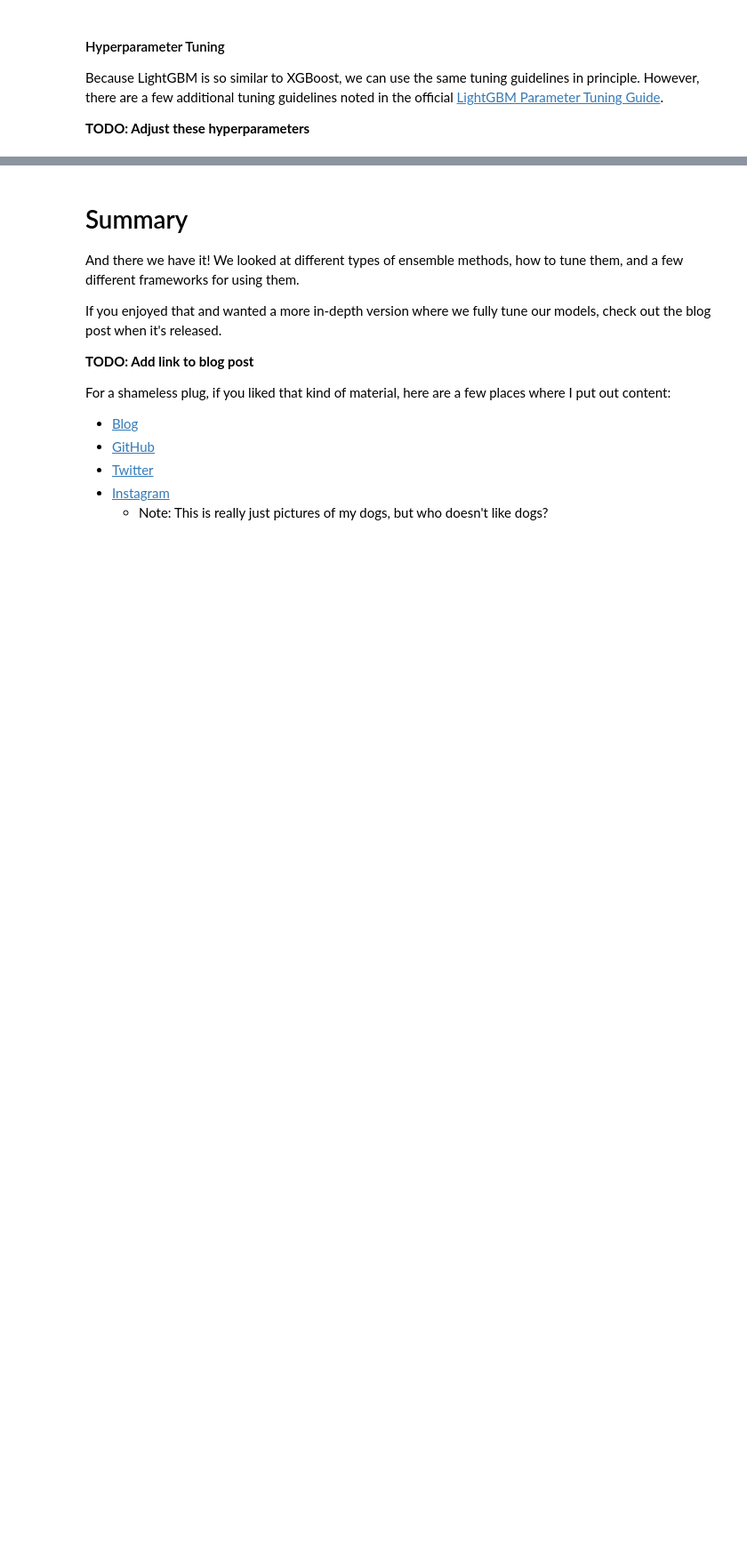
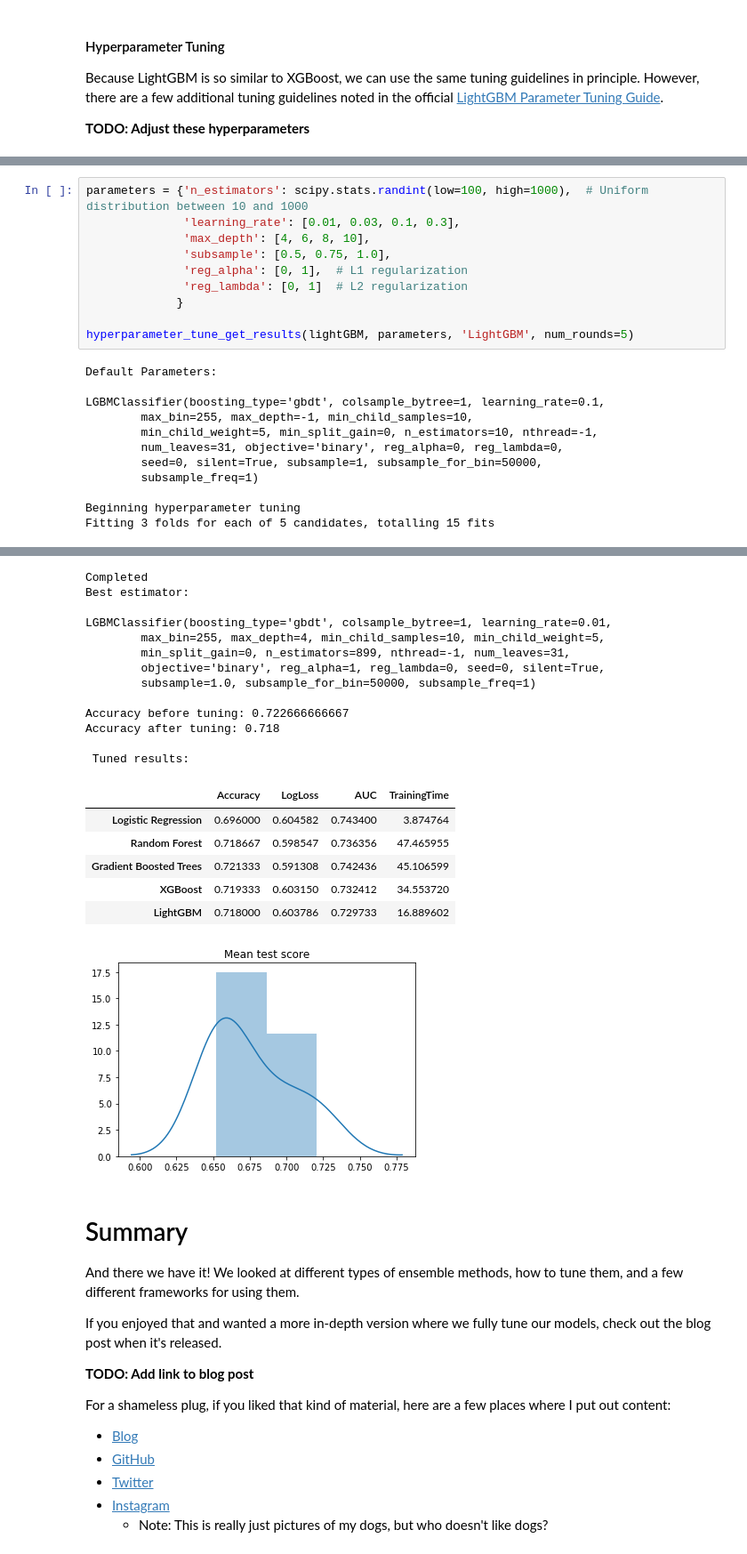
Before and after one commit to JeffMacaluso/Talks, a Jupyter notebook: EnsembleMethods/EnsembleMethods.ipynb, the cells around one changed output, grey strips where cells are left out. Shown at 89% size. Cells and saved outputs as stored; diff of their text form; blank space fills up the shorter version.

```diff
--- a/EnsembleMethods/EnsembleMethods.ipynb
+++ b/EnsembleMethods/EnsembleMethods.ipynb
@@ -958,0 +878,22 @@ Accuracy after tuning: 0.704666666667
+# %%
+parameters = {'n_estimators': scipy.stats.randint(low=100, high=1000),  # Uniform distribution between 10 and 1000
+              'learning_rate': [0.01, 0.03, 0.1, 0.3],
+              'max_depth': [4, 6, 8, 10],
+              'subsample': [0.5, 0.75, 1.0],
+              'reg_alpha': [0, 1],  # L1 regularization
+              'reg_lambda': [0, 1]  # L2 regularization
+             }
+
+hyperparameter_tune_get_results(lightGBM, parameters, 'LightGBM', num_rounds=5)
+# %% [output]
+Default Parameters:
+
+LGBMClassifier(boosting_type='gbdt', colsample_bytree=1, learning_rate=0.1,
+        max_bin=255, max_depth=-1, min_child_samples=10,
+        min_child_weight=5, min_split_gain=0, n_estimators=10, nthread=-1,
+        num_leaves=31, objective='binary', reg_alpha=0, reg_lambda=0,
+        seed=0, silent=True, subsample=1, subsample_for_bin=50000,
+        subsample_freq=1)
+
+Beginning hyperparameter tuning
+Fitting 3 folds for each of 5 candidates, totalling 15 fits
@@ -959,3 +915,23 @@ Accuracy after tuning: 0.704666666667
+Completed
+Best estimator:
+
+LGBMClassifier(boosting_type='gbdt', colsample_bytree=1, learning_rate=0.01,
+        max_bin=255, max_depth=4, min_child_samples=10, min_child_weight=5,
+        min_split_gain=0, n_estimators=899, nthread=-1, num_leaves=31,
+        objective='binary', reg_alpha=1, reg_lambda=0, seed=0, silent=True,
+        subsample=1.0, subsample_for_bin=50000, subsample_freq=1)
+
+Accuracy before tuning: 0.722666666667
+Accuracy after tuning: 0.718
+
+ Tuned results:
+|  | Accuracy | LogLoss | AUC | TrainingTime |
+| Logistic Regression | 0.696000 | 0.604582 | 0.743400 | 3.874764 |
+| Random Forest | 0.718667 | 0.598547 | 0.736356 | 47.465955 |
+| Gradient Boosted Trees | 0.721333 | 0.591308 | 0.742436 | 45.106599 |
+| XGBoost | 0.719333 | 0.603150 | 0.732412 | 34.553720 |
+| LightGBM | 0.718000 | 0.603786 | 0.729733 | 16.889602 |
+[figure, added]
 # %% [markdown]
 # Summary
 
```
Also changed, not shown: parts of 16 cells of this notebook.
